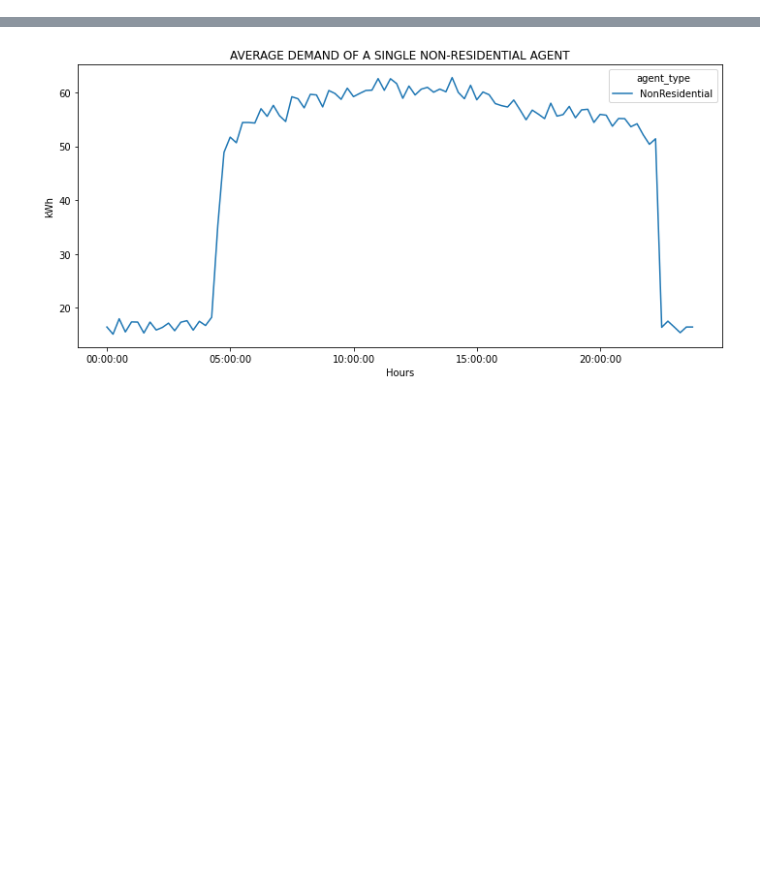
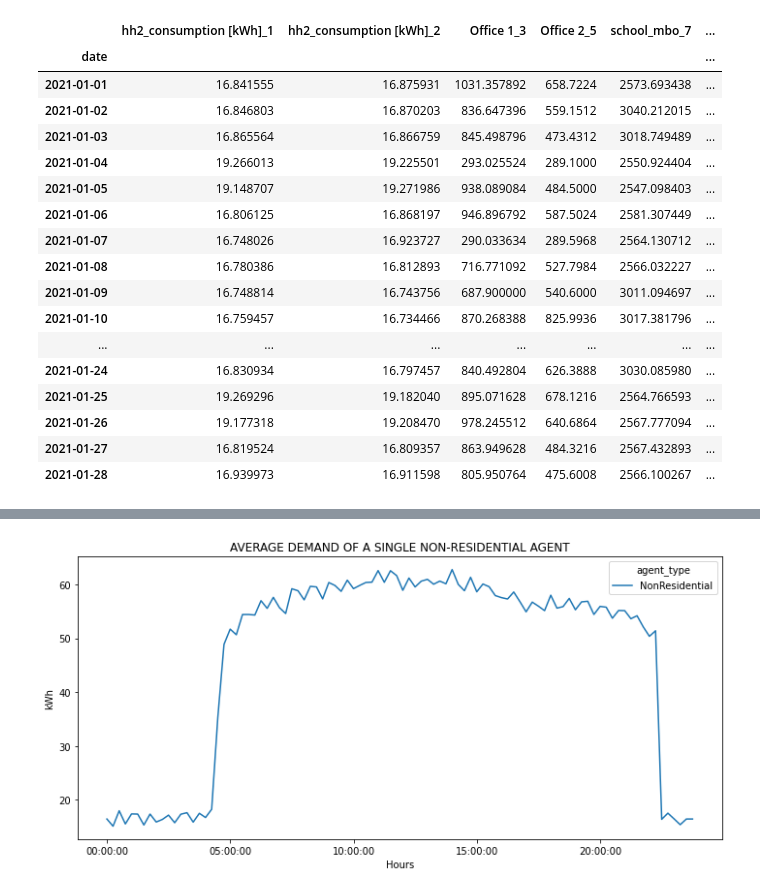
Before and after one commit to SoniAnmol/Modelling-Dutch-Energy-Communities, a Jupyter notebook: example/preparing_results.ipynb, the cells around one changed output, grey strips where cells are left out. Saved outputs shown, nothing was run; the diff lists cells and outputs as text; code cells hidden in the pictures; blank space fills up the shorter version.

```diff
--- a/example/preparing_results.ipynb
+++ b/example/preparing_results.ipynb
@@ -30,0 +62,21 @@ results
+# %%
+extract_df_from_json(results, 'realised_demand')
+# %% [output]
+|  | hh2_consumption [kWh]_1 | hh2_consumption [kWh]_2 | Office 1_3 | Office 2_5 | school_mbo_7 | ... |
+| date |  |  |  |  |  | ... |
+| 2021-01-01 | 16.841555 | 16.875931 | 1031.357892 | 658.7224 | 2573.693438 | ... |
+| 2021-01-02 | 16.846803 | 16.870203 | 836.647396 | 559.1512 | 3040.212015 | ... |
+| 2021-01-03 | 16.865564 | 16.866759 | 845.498796 | 473.4312 | 3018.749489 | ... |
+| 2021-01-04 | 19.266013 | 19.225501 | 293.025524 | 289.1000 | 2550.924404 | ... |
+| 2021-01-05 | 19.148707 | 19.271986 | 938.089084 | 484.5000 | 2547.098403 | ... |
+| 2021-01-06 | 16.806125 | 16.868197 | 946.896792 | 587.5024 | 2581.307449 | ... |
+| 2021-01-07 | 16.748026 | 16.923727 | 290.033634 | 289.5968 | 2564.130712 | ... |
+| 2021-01-08 | 16.780386 | 16.812893 | 716.771092 | 527.7984 | 2566.032227 | ... |
+| 2021-01-09 | 16.748814 | 16.743756 | 687.900000 | 540.6000 | 3011.094697 | ... |
+| 2021-01-10 | 16.759457 | 16.734466 | 870.268388 | 825.9936 | 3017.381796 | ... |
+| ... | ... | ... | ... | ... | ... | ... |
+| 2021-01-24 | 16.830934 | 16.797457 | 840.492804 | 626.3888 | 3030.085980 | ... |
+| 2021-01-25 | 19.269296 | 19.182040 | 895.071628 | 678.1216 | 2564.766593 | ... |
+| 2021-01-26 | 19.177318 | 19.208470 | 978.245512 | 640.6864 | 2567.777094 | ... |
+| 2021-01-27 | 16.819524 | 16.809357 | 863.949628 | 484.3216 | 2567.432893 | ... |
+| 2021-01-28 | 16.939973 | 16.911598 | 805.950764 | 475.6008 | 2566.100267 | ... |
```
Also changed, not shown: parts of 19 cells of this notebook, 11 other files.
